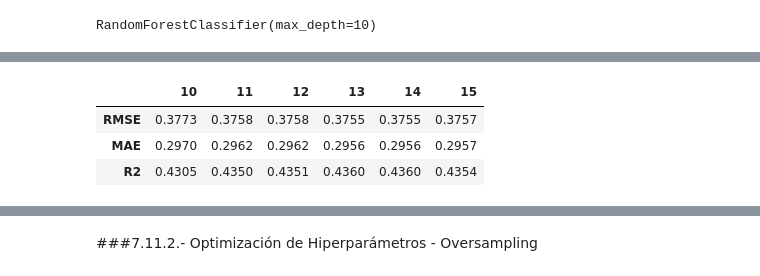
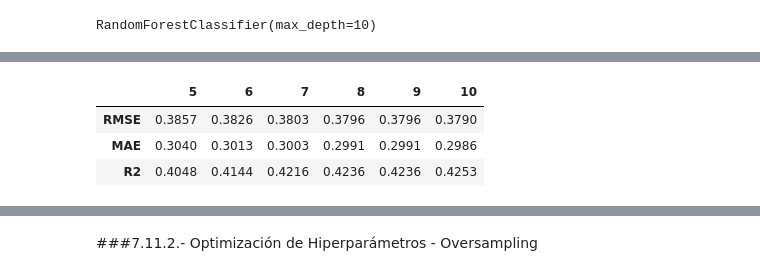
Before and after one commit to Antonio-B85/challenge-Parte-2--TelecomX, a Jupyter notebook: TelecomX_Parte2_Bosques_Aleatorios.ipynb, the cells around one changed output, grey strips where cells are left out. Cells and saved outputs as stored; diff of their text form; code cells hidden in the pictures.

```diff
--- a/TelecomX_Parte2_Bosques_Aleatorios.ipynb
+++ b/TelecomX_Parte2_Bosques_Aleatorios.ipynb
@@ -1150,21 +1157,21 @@ resultados
 # %%
 resultados = pd.DataFrame(index=['RMSE', 'MAE', 'R2'])
 model_features = RandomForestRegressor(max_depth=5, random_state=42)
-ct_features = range(10, 16)
+ct_features = range(5, 11)
 
 for i in ct_features:
  selected_features = features_importances['Features'].values[:i]
  X_train_sel = X_train[selected_features]
  X_test_sel = X_test[selected_features]
  model_features.fit(X_train_sel, y_train)
  y_pred = model_features.predict(X_test_sel)
  metricas = calcular_regresion(y_test, y_pred)
  resultados[i] = list(metricas.values())
 
 resultados
 # %% [output]
-|  | 10 | 11 | 12 | 13 | 14 | 15 |
-| RMSE | 0.3773 | 0.3758 | 0.3758 | 0.3755 | 0.3755 | 0.3757 |
-| MAE | 0.2970 | 0.2962 | 0.2962 | 0.2956 | 0.2956 | 0.2957 |
-| R2 | 0.4305 | 0.4350 | 0.4351 | 0.4360 | 0.4360 | 0.4354 |
+|  | 5 | 6 | 7 | 8 | 9 | 10 |
+| RMSE | 0.3857 | 0.3826 | 0.3803 | 0.3796 | 0.3796 | 0.3790 |
+| MAE | 0.3040 | 0.3013 | 0.3003 | 0.2991 | 0.2991 | 0.2986 |
+| R2 | 0.4048 | 0.4144 | 0.4216 | 0.4236 | 0.4236 | 0.4253 |
 # %%
```
Also changed, not shown: parts of 53 cells of this notebook.
